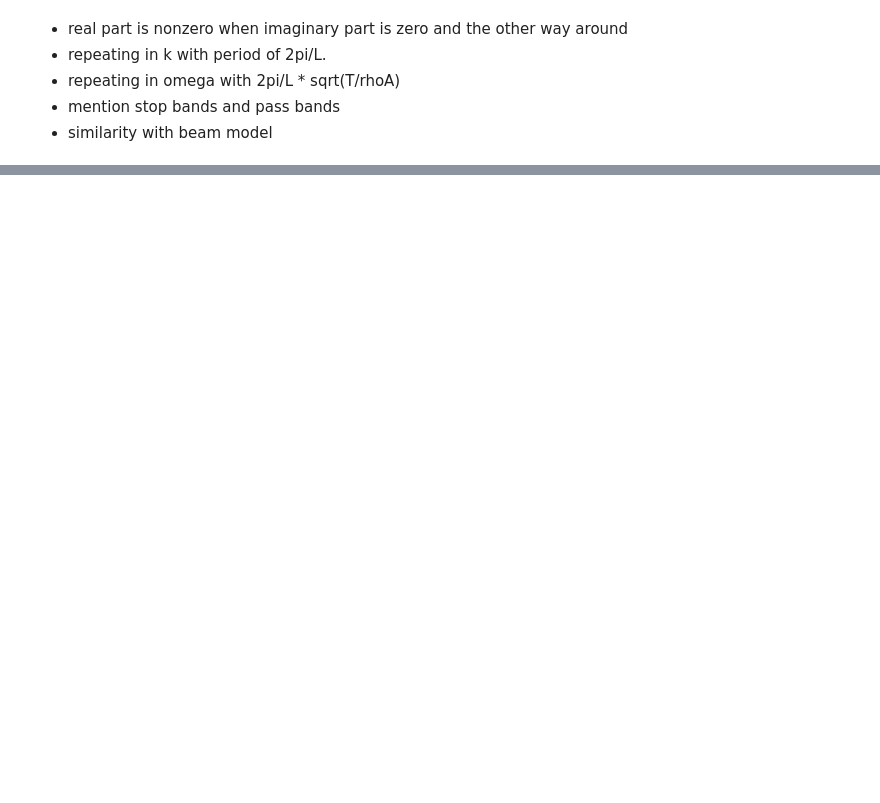
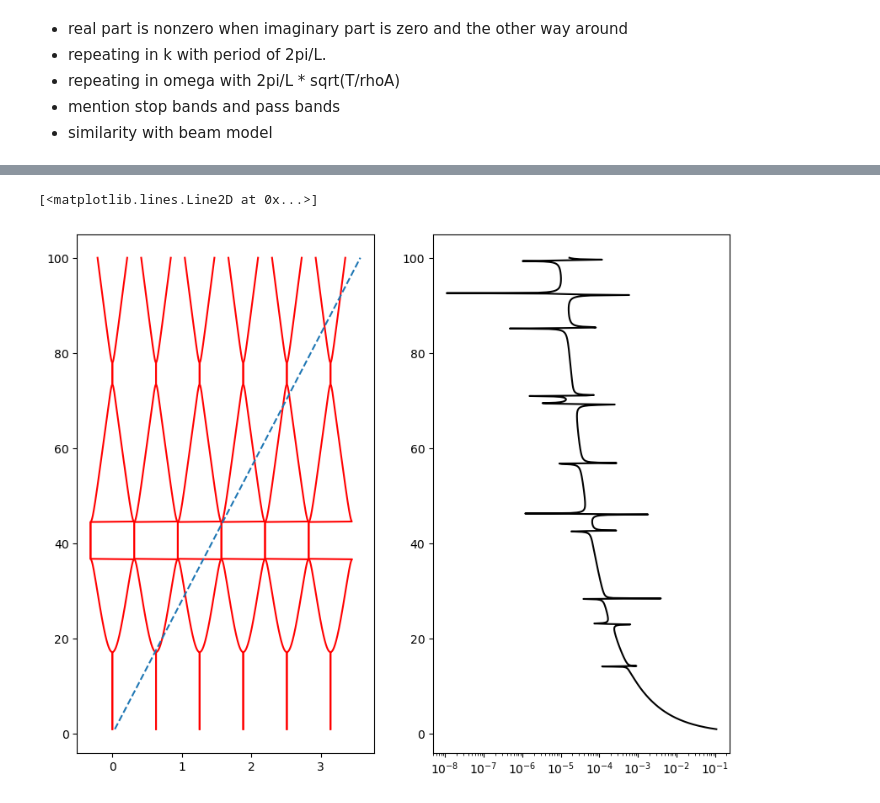
Before and after one commit to Lymone96/CIEM5220-Group2, a Jupyter notebook: 3_ML/question5.ipynb, the cells around one changed output, grey strips where cells are left out. Cells and saved outputs as stored; diff of their text form; code cells hidden in the pictures; blank space fills up the shorter version.

```diff
--- a/3_ML/question5.ipynb
+++ b/3_ML/question5.ipynb
@@ -132,0 +175,17 @@ np.float64(73.37179691415753)
+# %%
+omega_values = np.linspace(1, 100, 1000, dtype=complex)
+kappa_values = omega_values/np.sqrt(15E3/1.1)
+
+
+fig, ax = plt.subplots(1,2, figsize=(10, 8))
+
+for i in range(6):
+    ax[0].plot(np.real(k1_lambda(kappa_values))+2*i*np.pi/10, omega_values, 'r', label='k1')
+    ax[0].plot(np.real(k2_lambda(kappa_values))+2*i*np.pi/10, omega_values, 'r', label='k2')
+
+ax[0].plot(omega_values/28, omega_values, '--', label='Kinematic Invariant')
+
+ax[1].semilogx(np.abs(w_hat_lambda(omega_values)), omega_values, 'black', label='FRF')
+# %% [output]
+[<matplotlib.lines.Line2D at 0x...>]
+[figure, added]
```
Also changed, not shown: parts of 8 cells of this notebook, 2 other files.
